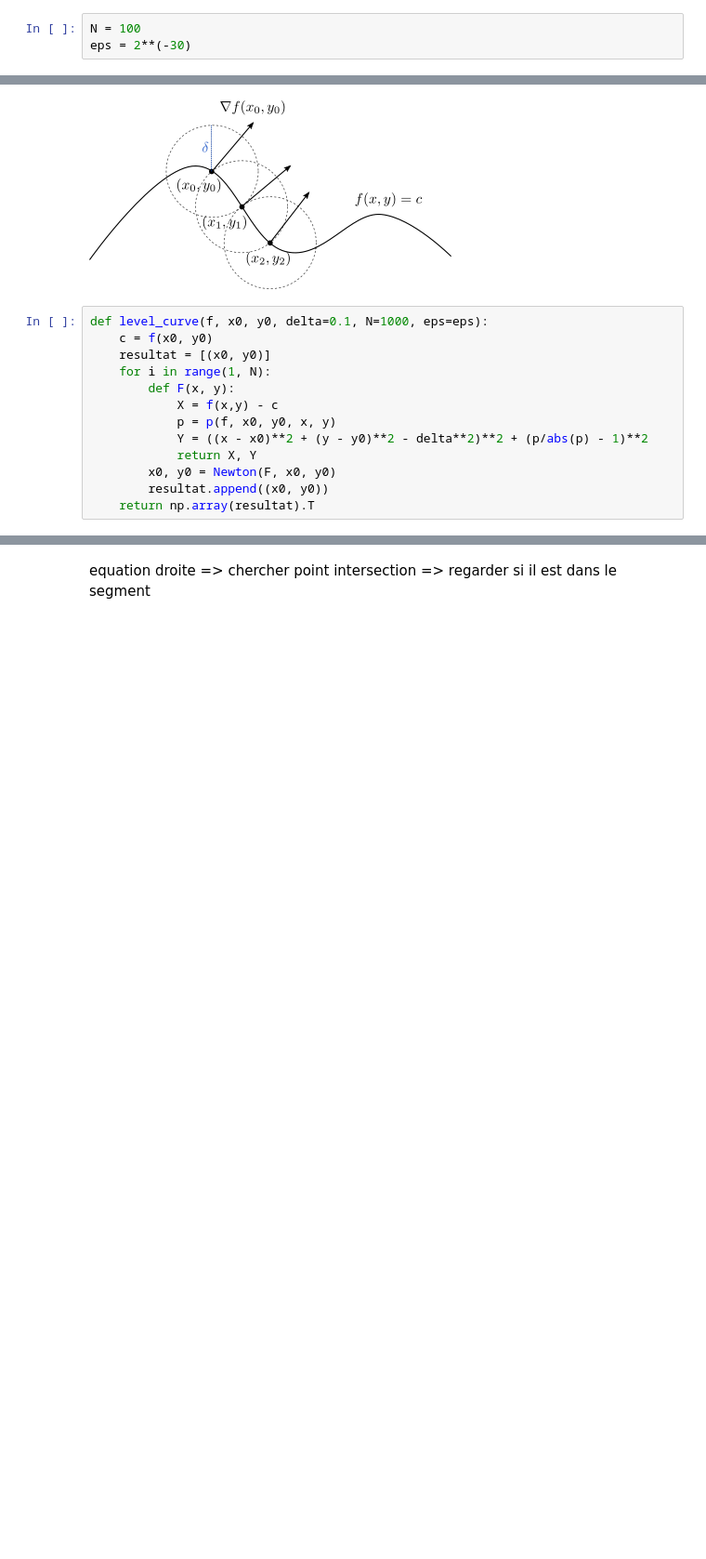
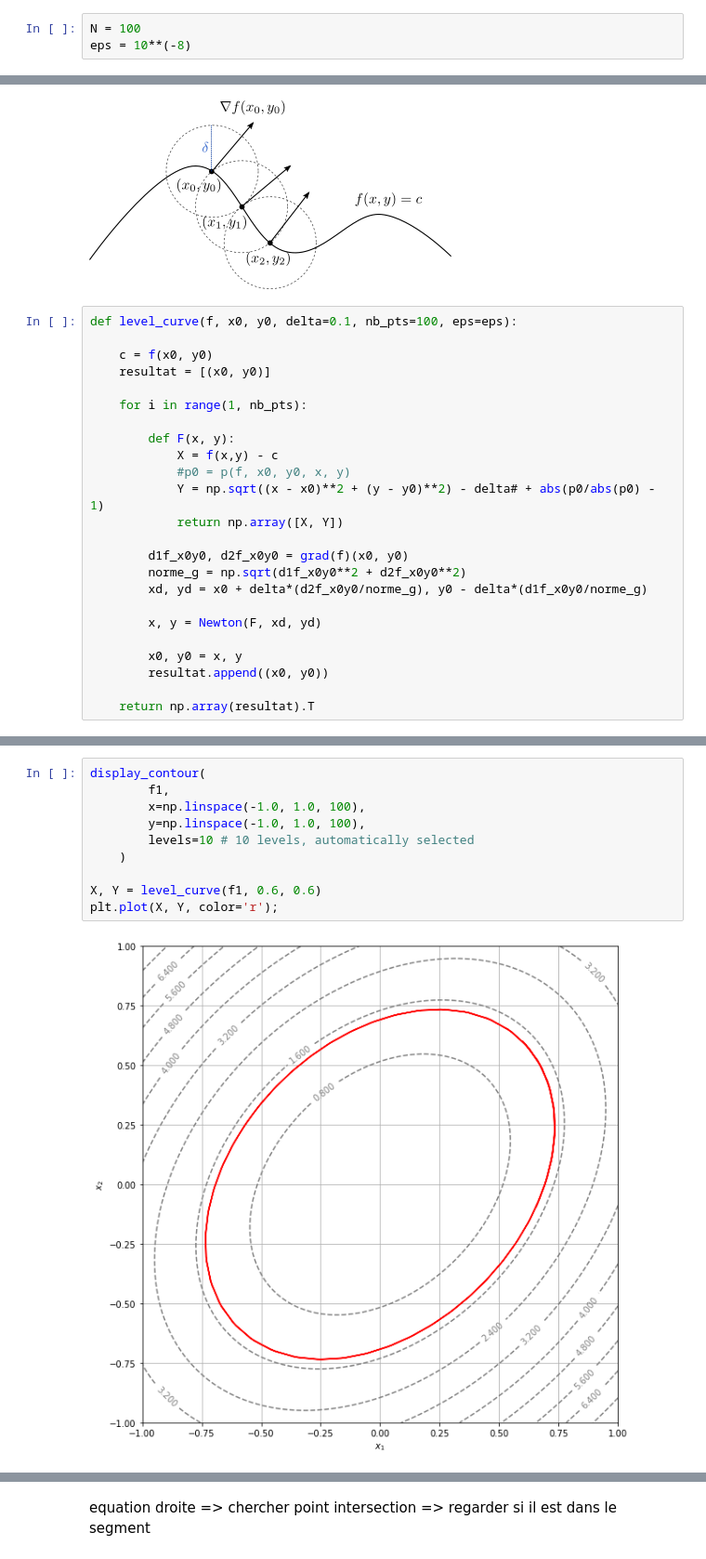
Before and after one commit to TomBertheas/Projet-calcul-differentiel_TomBertheas-ColombeNothhelfer, a Jupyter notebook: Courbes-de-niveau_Enonce.ipynb, the cells around one changed output, grey strips where cells are left out. Shown at 93% size. Saved outputs shown, nothing was run; the diff lists cells and outputs as text; blank space fills up the shorter version.

```diff
--- a/Courbes-de-niveau_Enonce.ipynb
+++ b/Courbes-de-niveau_Enonce.ipynb
@@ -306,4 +306,4 @@ L'application à laquelle nous destinons la fonction `Newton` demande-t'elle une
 Choisir une valeur de `eps` qui semble raisonnable et justifier l'ordre de grandeur choisi.
 # %%
 N = 100
-eps = 2**(-30)
+eps = 10**(-8)
@@ -341,17 +395,28 @@ Comment, en partant d'un point de référence $(x_0, y_0)$ tel que $f(x_0, y_0)=
 # %% [markdown]
 ![g%C3%A9n%C3%A9ration-points.png](attachment:g%C3%A9n%C3%A9ration-points.png)
 # %%
-def level_curve(f, x0, y0, delta=0.1, N=1000, eps=eps):
+def level_curve(f, x0, y0, delta=0.1, nb_pts=100, eps=eps):
+
     c = f(x0, y0)
     resultat = [(x0, y0)]
-    for i in range(1, N):
+
+    for i in range(1, nb_pts):
+
         def F(x, y):
             X = f(x,y) - c
-            p = p(f, x0, y0, x, y)
-            Y = ((x - x0)**2 + (y - y0)**2 - delta**2)**2 + (p/abs(p) - 1)**2
-            return X, Y
-        x0, y0 = Newton(F, x0, y0)
+            #p0 = p(f, x0, y0, x, y)
+            Y = np.sqrt((x - x0)**2 + (y - y0)**2) - delta# + abs(p0/abs(p0) - 1)
+            return np.array([X, Y])
+
+        d1f_x0y0, d2f_x0y0 = grad(f)(x0, y0)
+        norme_g = np.sqrt(d1f_x0y0**2 + d2f_x0y0**2)
+        xd, yd = x0 + delta*(d2f_x0y0/norme_g), y0 - delta*(d1f_x0y0/norme_g)
+
+        x, y = Newton(F, xd, yd)
+
+        x0, y0 = x, y
         resultat.append((x0, y0))
+
     return np.array(resultat).T
 # %% [markdown]
 Nous utilisons la deuxième coordonnée de la fonction F comme test pour les deux conditions demandées.
@@ -364,0 +432,12 @@ qui est bien différentiable.
+# %%
+display_contour(
+        f1,
+        x=np.linspace(-1.0, 1.0, 100),
+        y=np.linspace(-1.0, 1.0, 100),
+        levels=10 # 10 levels, automatically selected
+    )
+
+X, Y = level_curve(f1, 0.6, 0.6)
+plt.plot(X, Y, color='r');
+# %% [output]
+[figure, added]
```
Also changed, not shown: parts of 15 cells of this notebook.
